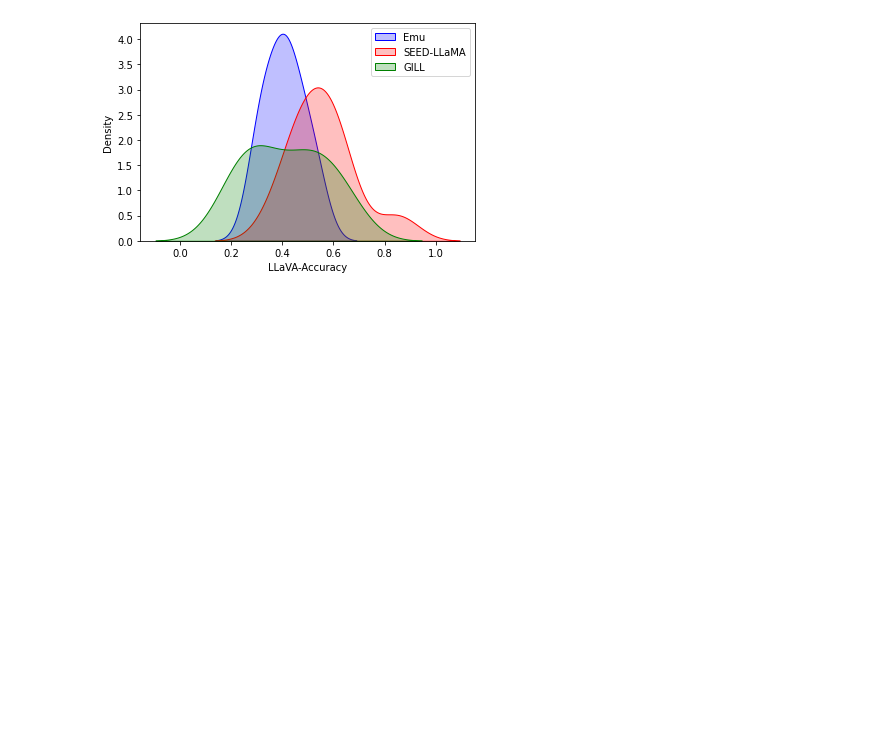
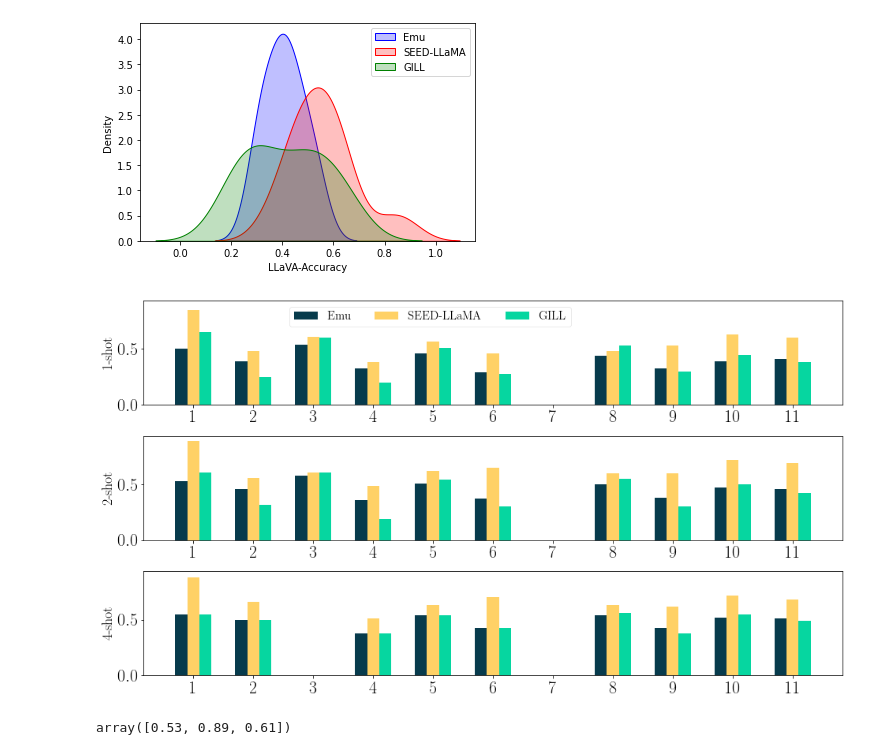
Before and after one commit to UW-Madison-Lee-Lab/CoBSAT, a Jupyter notebook: analysis/clip_llava_alignment.ipynb, the cells around one changed output. Cells and saved outputs as stored; diff of their text form; code cells hidden in the pictures; blank space fills up the shorter version.

```diff
--- a/analysis/clip_llava_alignment.ipynb
+++ b/analysis/clip_llava_alignment.ipynb
@@ -314,3 +335,48 @@ This will become an error in seaborn v0.14.0; please update your code.
   sns.kdeplot(fourshot, color='green', shade=True, ax=ax, label='GILL')
 <matplotlib.legend.Legend at 0x...>
 [figure]
+# %%
+plt.rc('font', family='serif', serif='times new roman')
+plt.rc('text', usetex=True)
+plt.rc('xtick', labelsize=22)
+plt.rc('ytick', labelsize=22)
+mpl.rcParams['patch.linewidth']=0.5 #width of the boundary of legend
+
+lw = 2.5
+markers = ['s', 'o']
+colors = ['#073B4C','#FFD166','#06D6A0','#118AB2', '#DD3497', '#AE017E', '#7A0177', '#49006A' ]
+models = ['Emu', 'SEED-LLaMA', 'GILL']
+lts = ['--', '-']
+marker_sizes = [6, 5]
+shots = [1,2,4]
+
+fig, ax = plt.subplots(nrows = 3, ncols = 1, sharey = True)
+fig.subplots_adjust(left=0.16, bottom=.24, right=0.98, top=0.9, wspace=0.05, hspace = 0.3) #margin of the figure
+fig.set_size_inches(15, 10) #exact size of the figure
+
+
+# Plotting bar plots for each cluster
+clusters = range(1, 12)  # Clusters from 1 to 11
+bar_width = 0.2  # Width of each bar
+
+for row, num_shot in enumerate(shots):
+    for i, cluster in enumerate(clusters):
+        try:
+            index_data = get_index(data_llava, num_shot, [cluster])
+        except KeyError:
+            continue
+
+        for j in range(index_data.shape[0]):
+            ax[row].bar(i + j*bar_width, index_data[j], width=bar_width, color=colors[j % len(colors)], label = models[j])
+            if i == 0 and row == 0:
+                ax[row].legend(bbox_to_anchor=(0.2, 1), ncol=3, fontsize=15)
+
+    ax[row].set_xticks([i + bar_width for i in range(len(clusters))])
+    ax[row].set_xticklabels(range(1, 12))
+    ax[row].set_ylabel(f'{num_shot}-shot', fontsize=18)
+
+
+# Show the plot
+plt.show()
+# %% [output]
+[figure, added]
@@ -316,0 +388,4 @@ This will become an error in seaborn v0.14.0; please update your code.
+# %%
+get_index(data_llava, 2, [1])
+# %% [output]
+array([0.53, 0.89, 0.61])
```
Also changed, not shown: parts of 4 cells of this notebook, 1 other file.
